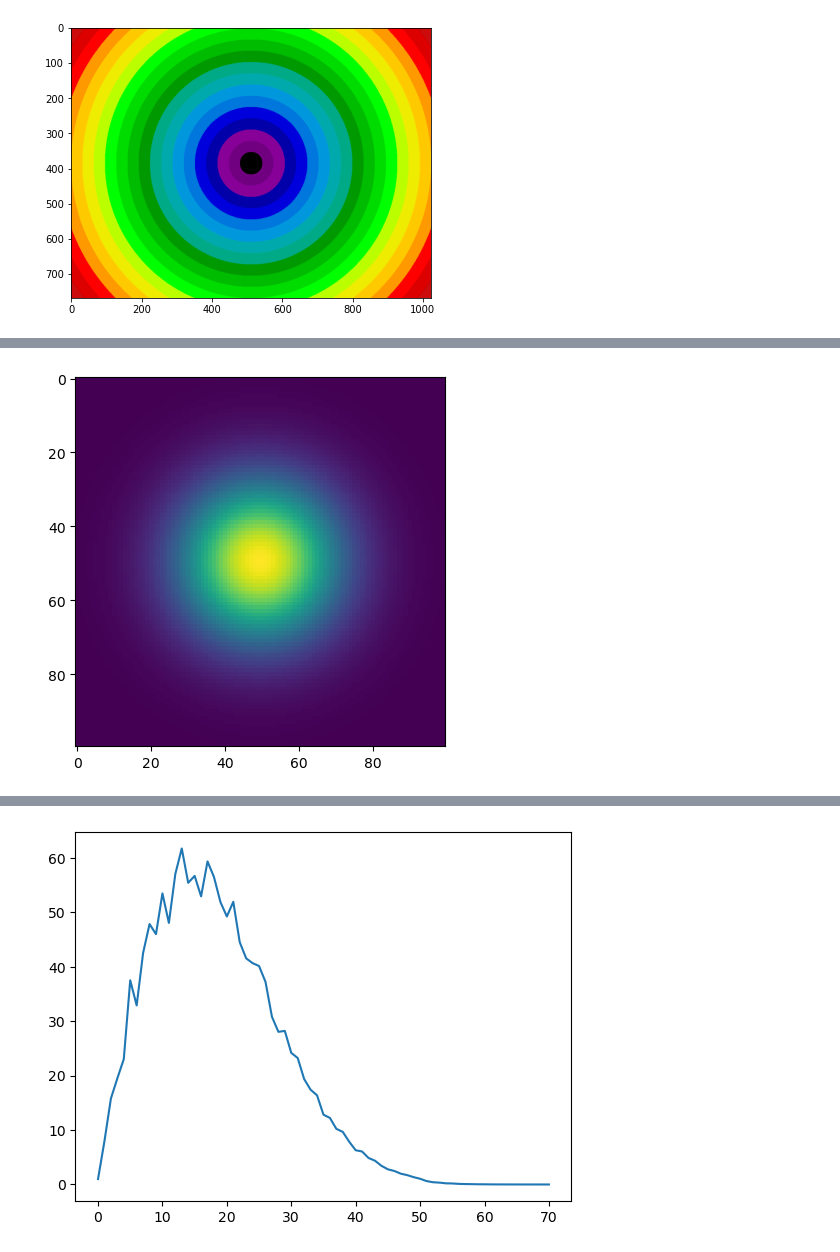
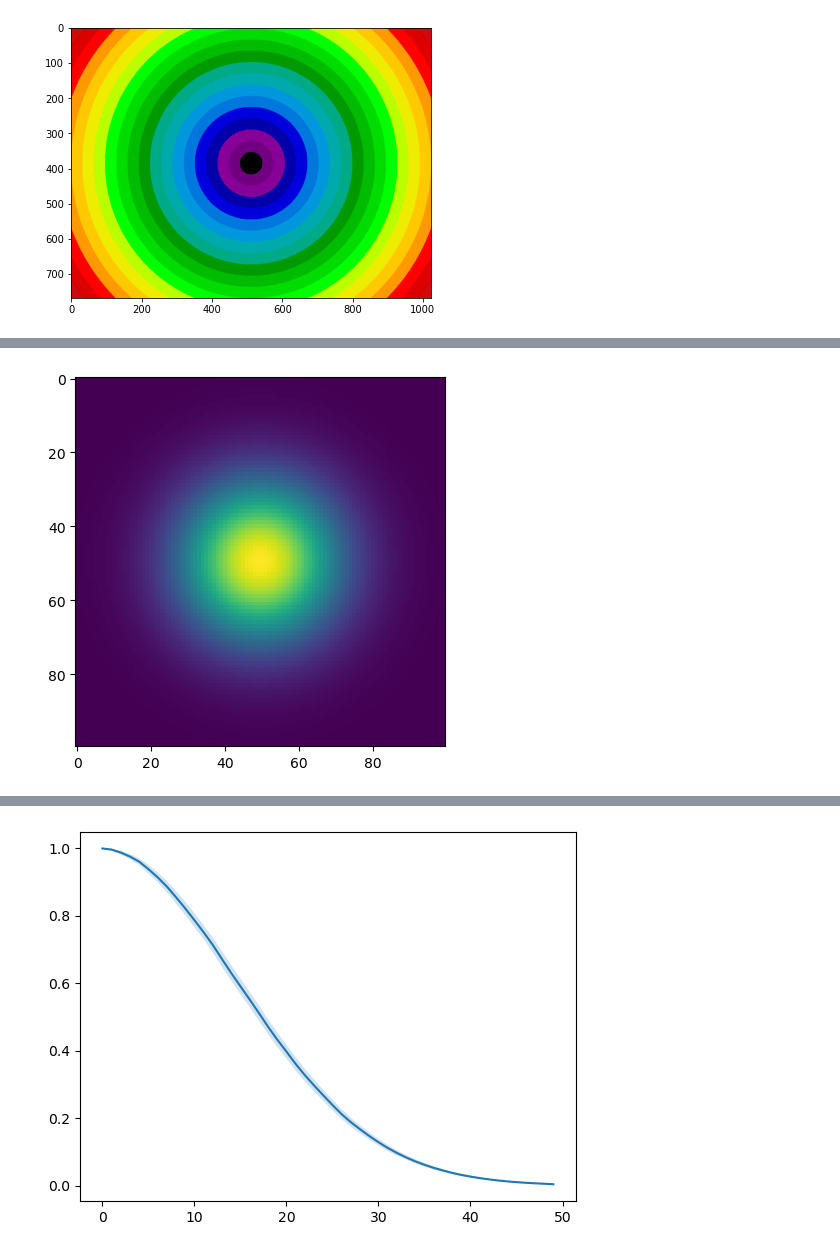
Before and after one commit to lin-eugene/tomo-analysis-pipeline, a Jupyter notebook: distributions.ipynb, the cells around one changed output, grey strips where cells are left out. Saved outputs shown, nothing was run; the diff lists cells and outputs as text; code cells hidden in the pictures.

```diff
--- a/distributions.ipynb
+++ b/distributions.ipynb
@@ -283,18 +714,11 @@ Calculating spatial autocorrelations
 import numpy as np
 from skimage.feature import peak_local_max
 import scipy
-from scipy import signal, stats
-from scipy import ndimage as ndi
+from scipy import stats, signal
 from scipy.spatial import distance
 import sys, copy, os
 import matplotlib.pyplot as plt
-
-"""
-https://stackoverflow.com/questions/21242011/most-efficient-way-to-calculate-radial-profile
-https://stackoverflow.com/questions/48842320/what-is-the-best-way-to-calculate-radial-average-of-the-image-with-python
-https://levelup.gitconnected.com/a-simple-method-to-calculate-circular-intensity-averages-in-images-4186a685af3
-
-"""
+from distributions import GenerateImage, GenerateDistributions
 
 N = 100 # kernel size
 k1d = signal.gaussian(N, std=15) # returns row vector
@@ -315,60 +739,66 @@ center = (coords[0,0],coords[0,1])
 y, x = np.indices((kernel.shape)) #y = indices row-wise, x - indices column wise
 r = np.sqrt((x - center[0])**2 + (y - center[1])**2) #based on distance formula — computes Euclidean distance from centre for all points in array, creating distance field
 r = r.astype(int)
-mask = (r<50)
+r_ravel = r.ravel()
+kernel_ravel = kernel.ravel()
+mask = (r>50)
+mask = mask.ravel()
+
+r_ravel = np.delete(r_ravel, mask)
+kernel_ravel = np.delete(kernel_ravel, mask)
 
 
+# tbin = np.bincount(r.ravel(), kernel.ravel())
+# #r - distance from centre of peak (acts as Euclidean distance mask),
+# #kernel - each element is the intensity value at each pixel
+# #np.bincount — sums intensity values as a function of distance from the peak
+# #tbin - a 1d array, each element in array corresponds to the
+# #   summed intensities of groups of pixels that are equidistant from the centre of the peak
 
-tbin = np.bincount(r.ravel(), kernel.ravel())
-#r - distance from centre of peak (acts as Euclidean distance mask),
-#kernel - each element is the intensity value at each pixel
-#np.bincount — sums intensity values as a function of distance from the peak
-#tbin - a 1d array, each element in array corresponds to the
-#   summed intensities of groups of pixels that are equidistant from the centre of the peak
+# plt.figure()
+# plt.plot(tbin)
 
-plt.figure()
-plt.plot(tbin)
+# nr = np.bincount(r.ravel())
+# # nr — a 1d array, each element is a count of the number of pixels that are a defined distance from the centre of the peak
 
-nr = np.bincount(r.ravel())
-# nr — a 1d array, each element is a count of the number of pixels that are a defined distance from the centre of the peak
+# radialmean = tbin / nr
+# # radial profile - a 1d array, each element is the radially averaged intensity value
+# #   (i.e. the intensity normalised to the count of pixels equidistant from peak centre)
 
-radialmean = tbin / nr
-# radial profile - a 1d array, each element is the radially averaged intensity value
-#   (i.e. the intensity normalised to the count of pixels equidistant from peak centre)
+# plt.figure()
+# plt.plot(radialmean)
+# plt.show()
 
-plt.figure()
-plt.plot(radialmean)
-plt.show()
-
-radialmean_scipy, mbinedges, mbinnumber = stats.binned_statistic(r.ravel(), kernel.ravel(),statistic='mean',bins=70)
-radialstd_scipy, sbinedges, sbinnumber = stats.binned_statistic(r.ravel(), kernel.ravel(), statistic='std',bins=50)
+print("calculating radial mean and std by scipy...")
+radialmean_scipy, mbinedges, mbinnumber = stats.binned_statistic(r_ravel, kernel_ravel,statistic='mean',bins=50)
+radialstd_scipy, sbinedges, sbinnumber = stats.binned_statistic(r_ravel, kernel_ravel, statistic='std',bins=50)
 
 binwidth = (mbinedges[1] - mbinedges[0])
 bincentres = mbinedges[1:] - binwidth/2
 
 print("radialmean_scipy = ", radialmean_scipy)
+print('radialmean.shape = ', radialmean_scipy.shape)
 
+print("binedges = ", mbinedges)
+print('binedges.shape = ', mbinedges.shape)
+
+print("binnumber = ", mbinnumber)
+print('binnumber.shape = ', mbinnumber.shape)
+
+
+
+x = np.arange(0,50,1)
+print('x.shape = ',x.shape)
+print("plotting radial mean...")
 plt.figure()
-plt.plot(radialmean_scipy)
+plt.plot(x, radialmean_scipy, label='radialmean')
+plt.fill_between(x, radialmean_scipy-radialstd_scipy, radialmean_scipy+radialstd_scipy, alpha=0.2)
 plt.show()
 
+print("plotting radial std...")
 plt.figure()
-plt.plot(r, radialmean_scipy, 'r-', label='analytical pdf')
-# plt.hlines(radialmean_scipy), mbinedges[:-1], mbinedges[1:], colors='g', lw=2,
-#            label='binned statistic of data')
-# plt.plot((mbinnumber - 0.5) * mbinwidth, x_pdf, 'g.', alpha=0.5)
-# plt.legend(fontsize=10)
+plt.plot(x, radialstd_scipy, label='radialstd')
 plt.show()
-
-# plt.figure()
-# plt.plot(radialmean_scipy)
 # plt.show()
-
-# plt.figure()
-# plt.plot(radialstd_scipy)
-# plt.show()
-
-
-# TODO — still need to find a way to calculate radial standard deviation
 # %% [output]
 [figure]
@@ -375 +824 @@ plt.show()
-[figure, old version]
+[figure, new version]
```
Also changed, not shown: parts of 8 cells of this notebook, 1 other file.
